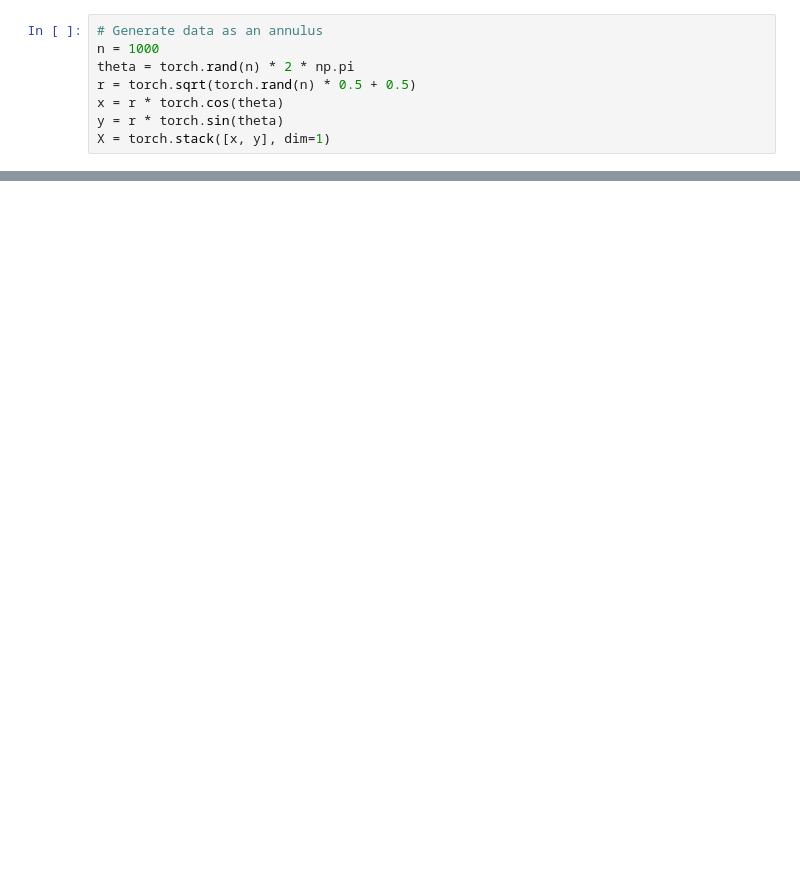
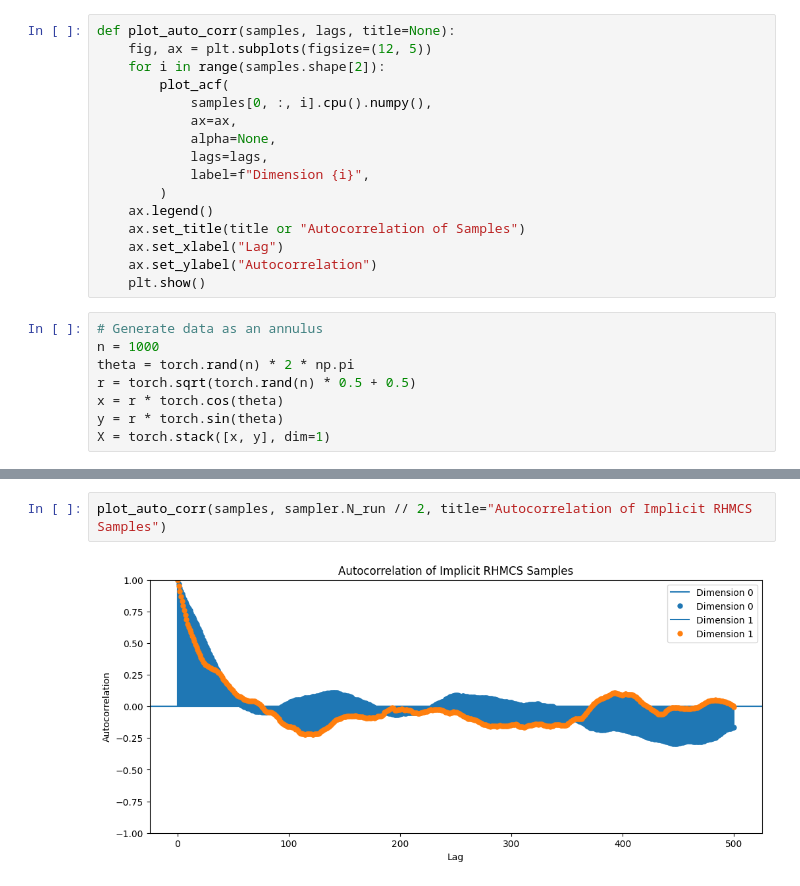
Before and after one commit to abelmaxv/geodesic_toolbox, a Jupyter notebook: examples/examples_samplers.ipynb, the cells around one changed output, grey strips where cells are left out. Drawn from its saved outputs; the diff is of its cells as text; blank space fills up the shorter version.

```diff
--- a/examples/examples_samplers.ipynb
+++ b/examples/examples_samplers.ipynb
@@ -7,3 +8,19 @@ from geodesic_toolbox import *
+# %%
+def plot_auto_corr(samples, lags, title=None):
+    fig, ax = plt.subplots(figsize=(12, 5))
+    for i in range(samples.shape[2]):
+        plot_acf(
+            samples[0, :, i].cpu().numpy(),
+            ax=ax,
+            alpha=None,
+            lags=lags,
+            label=f"Dimension {i}",
+        )
+    ax.legend()
+    ax.set_title(title or "Autocorrelation of Samples")
+    ax.set_xlabel("Lag")
+    ax.set_ylabel("Autocorrelation")
+    plt.show()
 # %%
 # Generate data as an annulus
 n = 1000
@@ -75,3 +91,7 @@ plt.show()
+# %%
+plot_auto_corr(samples, sampler.N_run // 2, title="Autocorrelation of Implicit RHMCS Samples")
+# %% [output]
+[figure, added]
 # %%
 explicit_sampler = ExplicitRHMCSampler(
     cometric=cometric,
```
Also changed, not shown: parts of 8 cells of this notebook.
